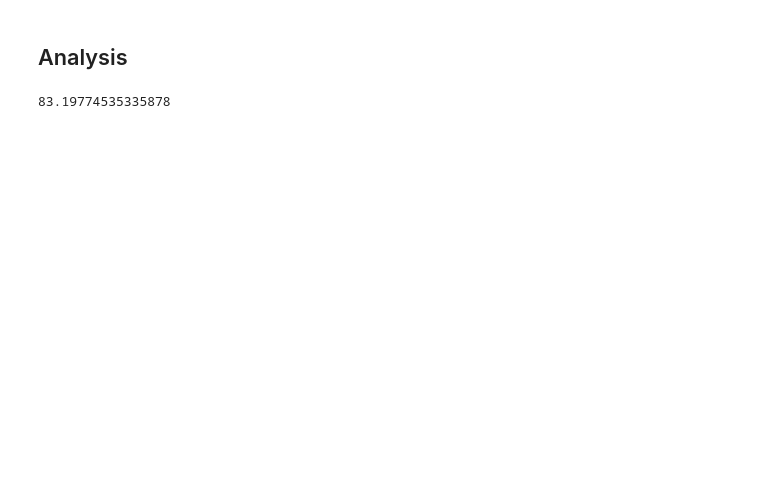
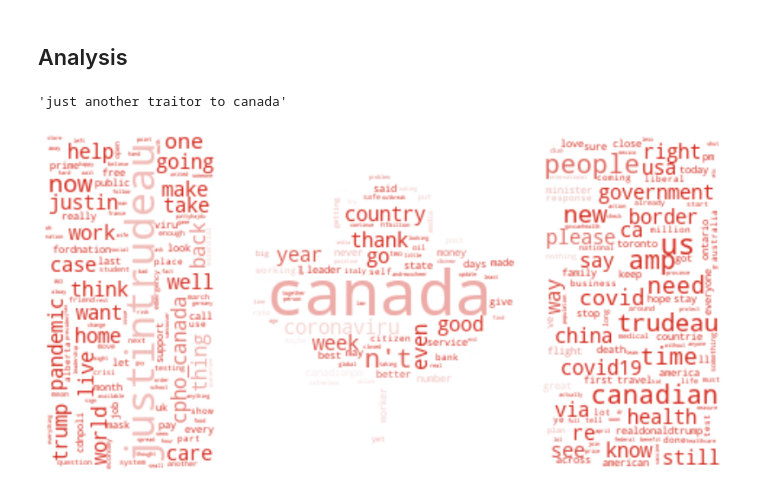
Before and after one commit to vcuspinera/Canada_response_covid, a Jupyter notebook: src/sentiment_analysis.ipynb, the cells around one changed output. Drawn from its saved outputs; the diff is of its cells as text; code cells hidden in the pictures; blank space fills up the shorter version.

Commit message:
Add wordcloud with Canada flag

```diff
--- a/src/sentiment_analysis.ipynb
+++ b/src/sentiment_analysis.ipynb
@@ -63,7 +73,49 @@ df.head(3)
 | 2 | Canada | 2020-03-01 23:59:48 | 0 | 0 | 0 | 0 | en | Twitter for iPhone | aggnelson | ... |
 # %% [markdown]
 ## Analysis
-# %%
-2915145 /3503875 *100
-# %% [output]
-83.19774535335878
+# %%
+stopwords = set(STOPWORDS)
+stopwords.update(['lo','u',"I'm","We'll", 'Nous', 'di', 'Herr', 'ist','de','die',
+                  'a','por','https','I', 'noch', 'much', 'uns', 'many', 'day', 'come',
+                  'los', 'eine', 'wie', 'aut', 'les', 'sind','un', 'et','il','le','las',
+                  'la', 'nos','will', 'dan', 'se', 'au', 'una', 'unas','le','aut','and',
+                  'den', 'ein', 'al', 'des','_','il', 'e', 'en', 'que',
+                  'non', 'da', 'Ich', 'la', 'mit', 'zu', 'es', 'con', 'von', 'und', 'auf', 'auch','sich', 'der', 'hasta', 'das', 'Sie', 'para', 'el', 'per'])
+
+def CleanText(txt):
+    txt = re.sub(r'https?:\/\/.*[\r\n]*','',txt) # Remove hyperlinks
+    # Remove some nonsense
+    txt = re.sub(r'dans le','',txt)
+    txt = re.sub(r'Sie uns','',txt)
+    txt = re.sub(r'RT[\s]+','',txt) # remove retweets
+    txt = re.sub(r'\d+','',txt) #remove digits
+#     txt = re.sub(r' https://twitter.com/AFairGoAUS/status/1297320236253769729', '', txt)
+    txt = re.sub(' '+' | '.join(stopwords).lstrip(' | ')+' ',' ',txt ) # 🔥 This is the right way to remove stopwords, they're just gone
+
+    return txt
+# %%
+allwords = ' '.join(df.tweet.values.tolist())
+# allwords = df.tweet.values.tolist()
+
+mask = np.array(Image.open('../img/Canadian_Flag.jpg'))
+# %%
+allwords[:30]
+# %% [output]
+'just another traitor to canada'
+# %%
+wcloud = WordCloud(width=3000, height=1700, random_state=11, max_font_size=211, background_color='white',
+                max_words=400, collocations=False, mode='RGBA',mask=mask, stopwords=stopwords#,
+                  #font_path='C://WINDOWS//FONTS//LATOWEB-LIGHT.TTF'
+                  ).generate(allwords)
+# %%
+plt.figure(figsize=(14,8))
+
+# create coloring from image
+image_colors = ImageColorGenerator(mask)
+plt.imshow(wcloud.recolor(color_func=image_colors), interpolation="bilinear")
+plt.axis("off")
+
+# store to file
+plt.savefig("../img/canada_word_cloud.jpg", format="jpg")
+# %% [output]
+[figure, added]
```
Also changed, not shown: parts of 1 cell of this notebook, 2 other files.
